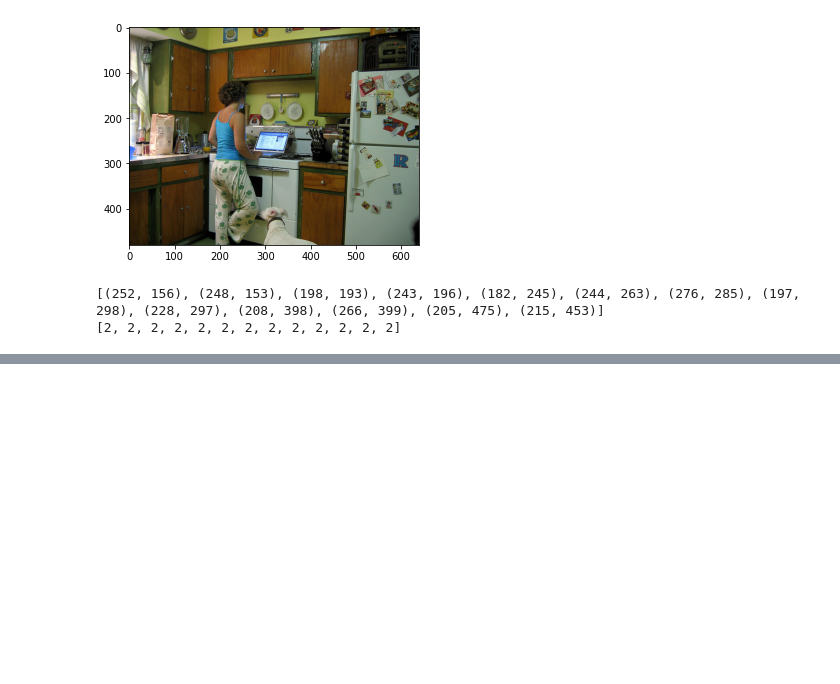
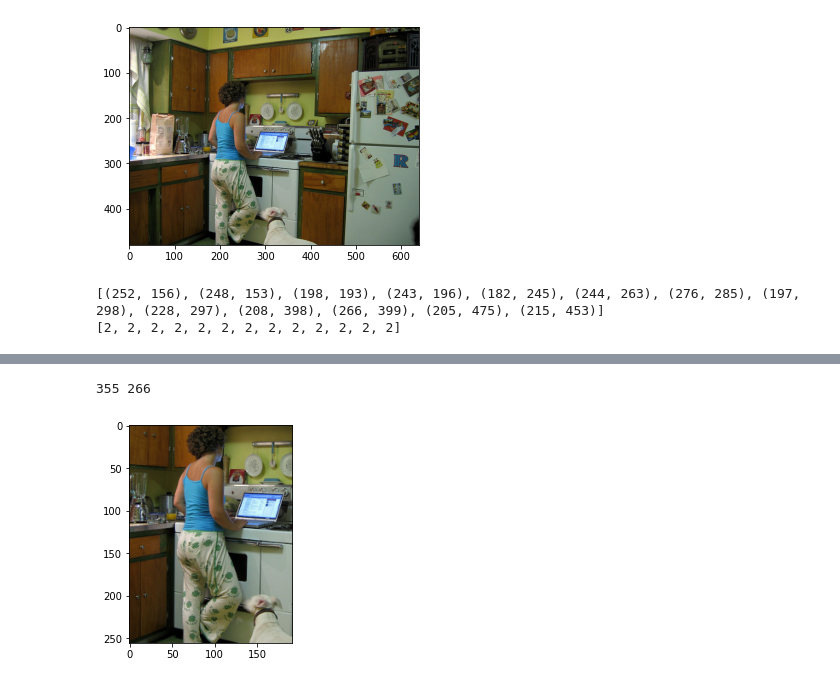
Before and after one commit to LittleSunfish/Human-Pose-Estimation, a Jupyter notebook: heatmap.ipynb, the cells around one changed output, grey strips where cells are left out. Saved outputs shown, nothing was run; the diff lists cells and outputs as text; code cells hidden in the pictures; blank space fills up the shorter version.

```diff
--- a/heatmap.ipynb
+++ b/heatmap.ipynb
@@ -106,3 +106,18 @@ plt.show()
+# %%
+# resizing
+print(height, width)
+
+target_height = 256
+target_width = 192
+dim = (target_width, target_height)
+
+resized_image = cv2.resize(cropped_image, dim, interpolation=cv2.INTER_AREA)
+
+plt.imshow(resized_image)
+plt.show()
+# %% [output]
+355 266
+[figure, added]
 # %%
 ## adjust the keypoint coordinate
 keypoint_translated = []
```
Also changed, not shown: parts of 4 cells of this notebook.
